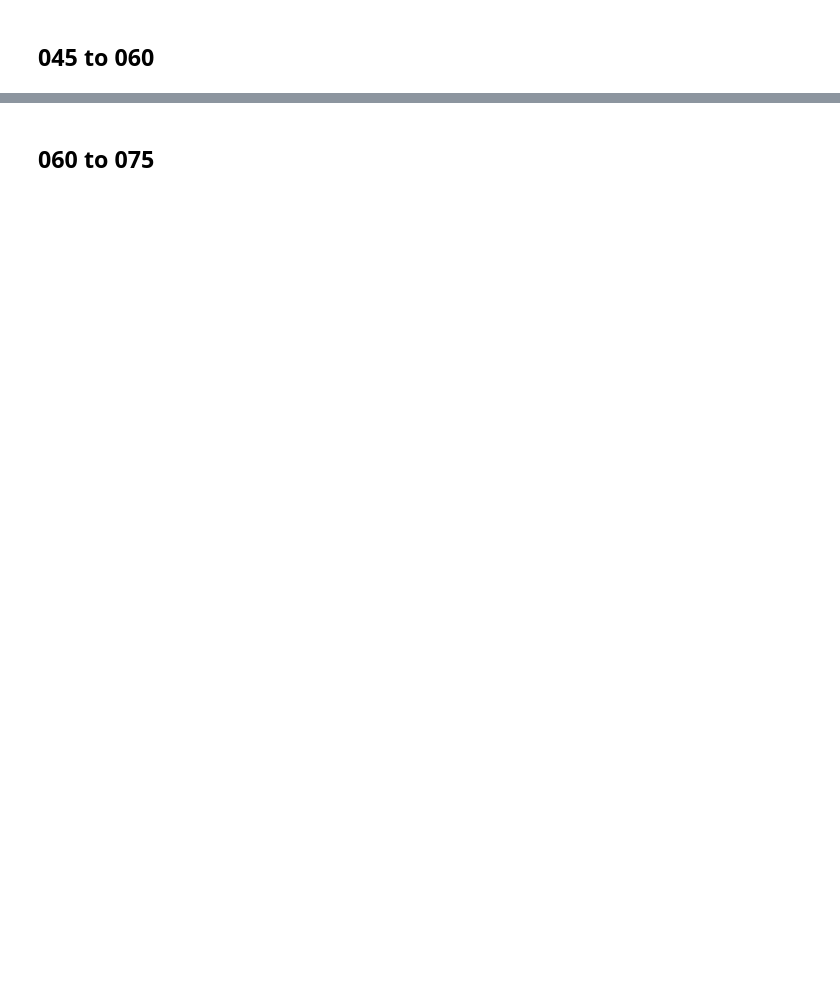
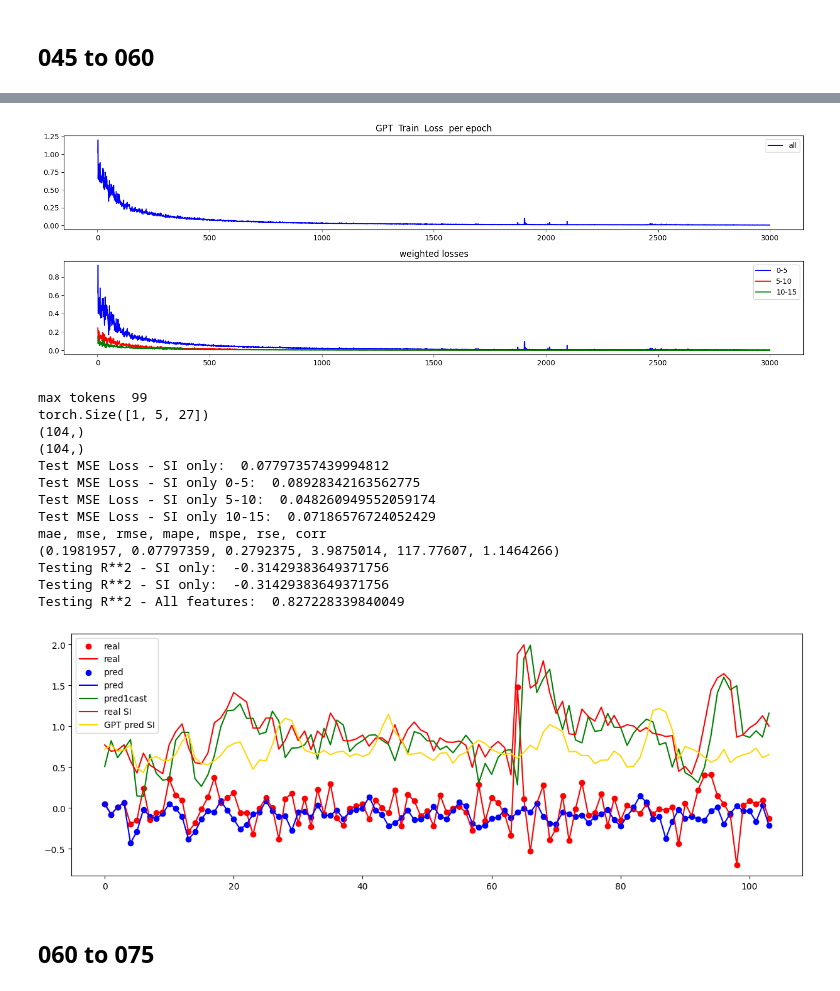
Before and after one commit to rcalix1/TimeSeriesGPT, a Jupyter notebook: REFACTOR_5wind_delta_of_deltas_TimeSeriesGPT_CIVS_ten.ipynb, the cells around one changed output, grey strips where cells are left out. Cells and saved outputs as stored; diff of their text form; code cells hidden in the pictures; blank space fills up the shorter version.

```diff
--- a/REFACTOR_5wind_delta_of_deltas_TimeSeriesGPT_CIVS_ten.ipynb
+++ b/REFACTOR_5wind_delta_of_deltas_TimeSeriesGPT_CIVS_ten.ipynb
@@ -233,6 +405,7 @@ results_string = inferenceGPT_obj.function_test_rc( chunk_slideWind_train, test_
 # %%
 
 inferenceGPT_obj.the_offset = 45
-chunk_slideWind_train, test_CIVS                         = tsGPT_obj.slidingWindowTrain( selec_offset = inferenceGPT_obj.the_offset)
+chunk_slideWind_train, test_CIVS                         = tsGPT_obj.slidingWindowTrain( inferenceGPT_obj.the_offset  )
 si_GPT, history_GPT, x_means, x_standard_devs, data_zh   = function_train_rc(  chunk_slideWind_train  )
-results_string = inferenceGPT_obj.function_test_rc( chunk_slideWind_train, test_CIVS, si_GPT, x_means, x_standard_devs, False, 101 )
+results_string = inferenceGPT_obj.function_test_rc( chunk_slideWind_train, test_CIVS, si_GPT, x_means, x_standard_devs, False, 99 )
+# %% [output]
@@ -239,3 +424,18 @@ results_string = inferenceGPT_obj.function_test_rc( chunk_slideWind_train, test_
+[figure, added]
+max tokens  99
+torch.Size([1, 5, 27])
+(104,)
+(104,)
+Test MSE Loss - SI only:  0.07797357439994812
+Test MSE Loss - SI only 0-5:  0.08928342163562775
+Test MSE Loss - SI only 5-10:  0.048260949552059174
+Test MSE Loss - SI only 10-15:  0.07186576724052429
+mae, mse, rmse, mape, mspe, rse, corr
+(0.1981957, 0.07797359, 0.2792375, 3.9875014, 117.77607, 1.1464266)
+Testing R**2 - SI only:  -0.31429383649371756
+Testing R**2 - SI only:  -0.31429383649371756
+Testing R**2 - All features:  0.827228339840049
+[figure, added]
 # %% [markdown]
 
 ## 060 to 075
```
Also changed, not shown: parts of 13 cells of this notebook, 3 other files.
